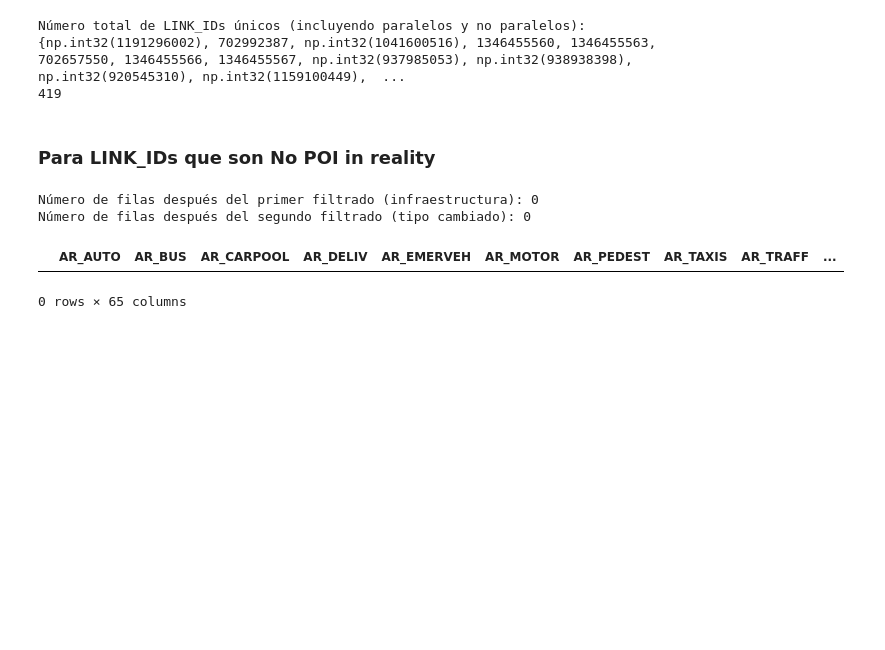
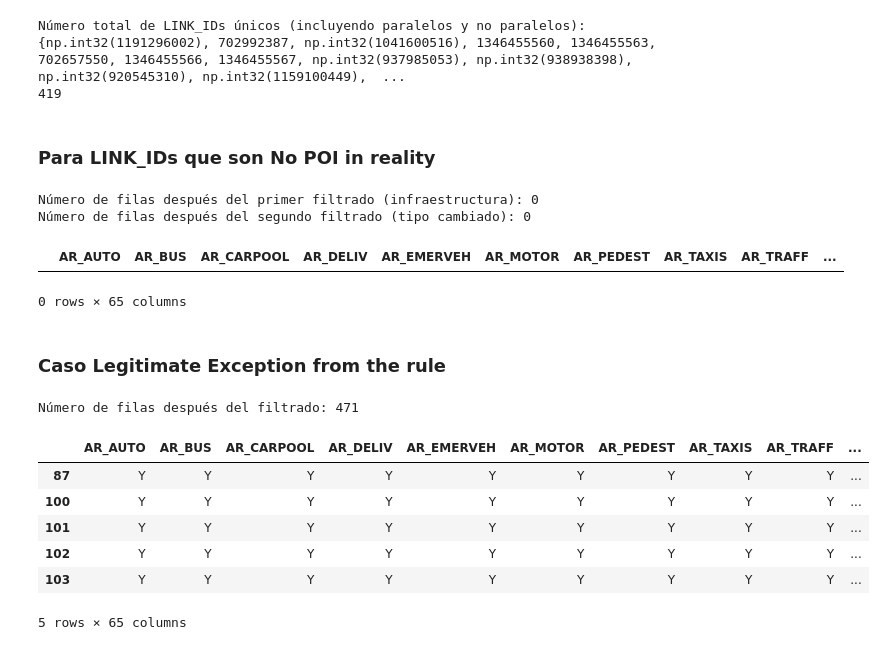
Before and after one commit to nachooglpz/Guadalahacks, a Jupyter notebook: datos_potaxie.ipynb, the cells around one changed output. Drawn from its saved outputs; the diff is of its cells as text; code cells hidden in the pictures; blank space fills up the shorter version.

Commit message:
Implemented Legitimate Exception from the rule

```diff
--- a/datos_potaxie.ipynb
+++ b/datos_potaxie.ipynb
@@ -421,3 +421,28 @@ Número de filas después del primer filtrado (infraestructura): 0
 Número de filas después del segundo filtrado (tipo cambiado): 0
 |  | AR_AUTO | AR_BUS | AR_CARPOOL | AR_DELIV | AR_EMERVEH | AR_MOTOR | AR_PEDEST | AR_TAXIS | AR_TRAFF | ... |
 0 rows × 65 columns
+# %% [markdown]
+### Caso Legitimate Exception from the rule
+# %%
+# Si no sale flaggeado con los filtros anteriores entonces es válido
+
+# Crear un conjunto de LINK_IDs a excluir
+ids_a_excluir = set(all_unique_link_ids).union(set(prueba_filtrada_final["LINK_ID"]))
+
+# Filtrar las filas de prueba excluyendo los LINK_IDs en ids_a_excluir
+prueba_filtrada_completa = prueba[~prueba["LINK_ID"].isin(ids_a_excluir)].copy()
+
+# Verificar resultados
+print(f"Número de filas después del filtrado: {len(prueba_filtrada_completa)}")
+
+# Opcional: Mostrar una vista previa de los resultados
+prueba_filtrada_completa.head()
+# %% [output]
+Número de filas después del filtrado: 471
+|  | AR_AUTO | AR_BUS | AR_CARPOOL | AR_DELIV | AR_EMERVEH | AR_MOTOR | AR_PEDEST | AR_TAXIS | AR_TRAFF | ... |
+| 87 | Y | Y | Y | Y | Y | Y | Y | Y | Y | ... |
+| 100 | Y | Y | Y | Y | Y | Y | Y | Y | Y | ... |
+| 101 | Y | Y | Y | Y | Y | Y | Y | Y | Y | ... |
+| 102 | Y | Y | Y | Y | Y | Y | Y | Y | Y | ... |
+| 103 | Y | Y | Y | Y | Y | Y | Y | Y | Y | ... |
+5 rows × 65 columns
```
